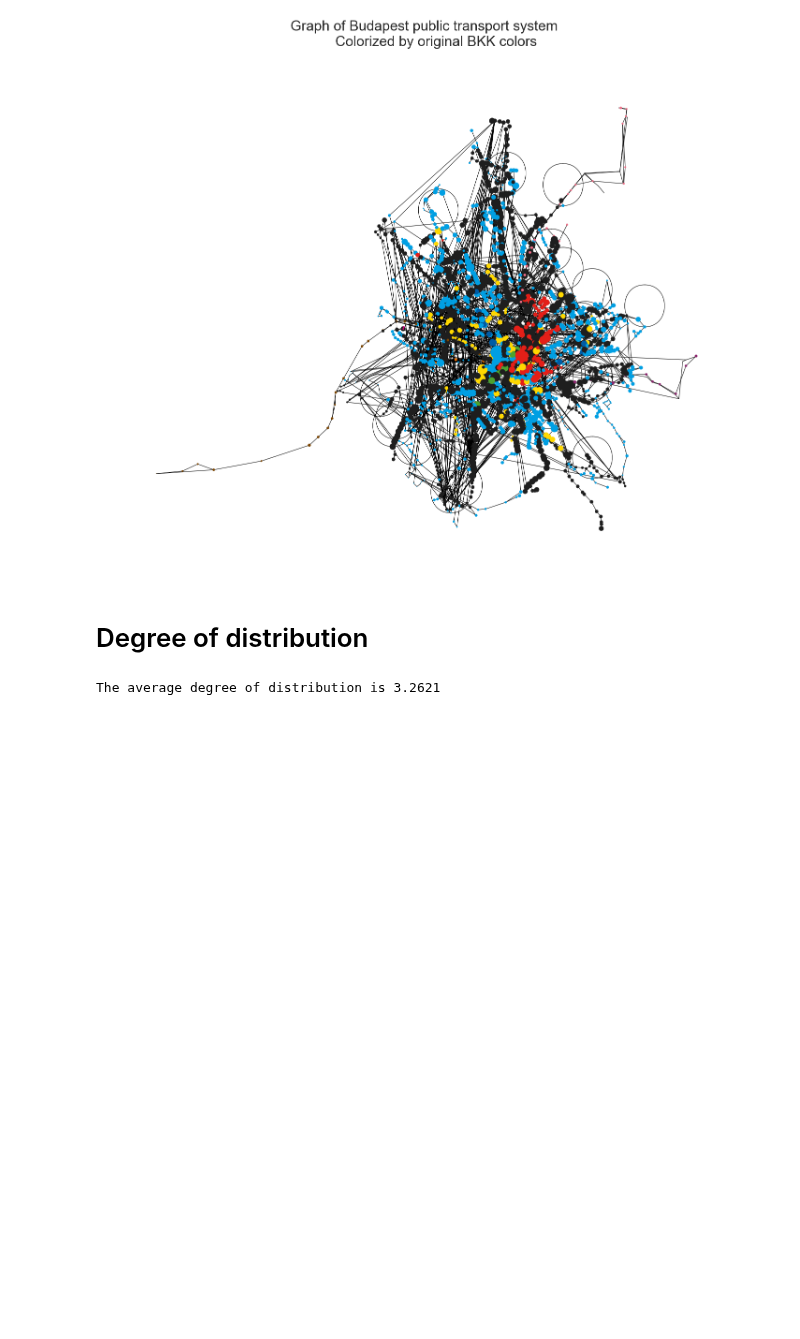
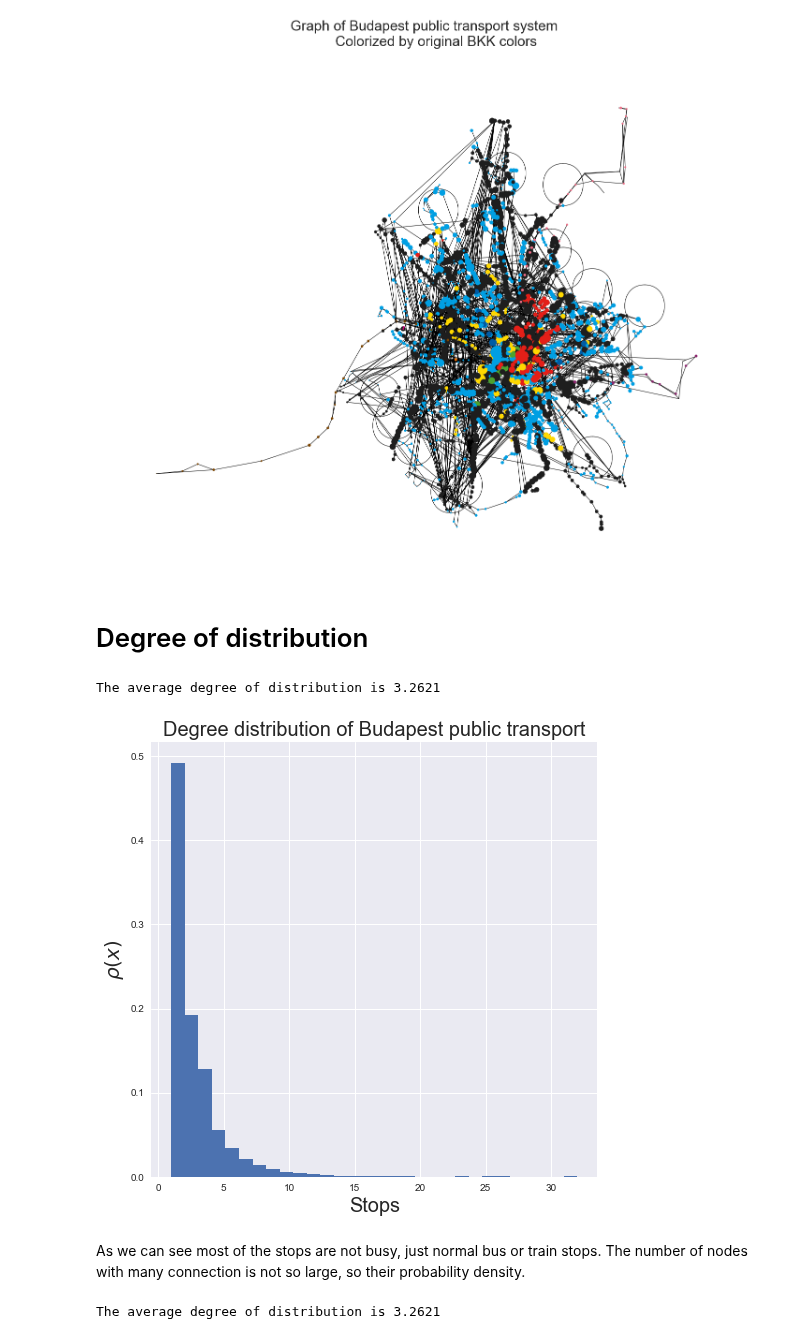
Before and after one commit to Dudgit/datalab, a Jupyter notebook: notebooks/main.ipynb, the cells around one changed output. Cells and saved outputs as stored; diff of their text form; code cells hidden in the pictures; blank space fills up the shorter version.

```diff
--- a/notebooks/main.ipynb
+++ b/notebooks/main.ipynb
@@ -84,6 +84,22 @@ nx.draw(
 [figure]
 # %% [markdown]
 # Degree of distribution
+# %%
+distr = [G2.degree(n) for n in G2.nodes()]
+plt.hist(distr, bins = 30, density=True)
+plt.title("Degree distribution of Budapest public transport")
+plt.ylabel(r"$\rho(x)$")
+plt.xlabel("Stops")
+print(f"""
+
+The average degree of distribution is {np.mean(distr):.4f}
+
+""")
+# %% [output]
+The average degree of distribution is 3.2621
+[figure, added]
+# %% [markdown]
+As we can see most of the stops are not busy, just normal bus or train stops. The number of nodes with many connection is not so large, so their probability density.
 # %%
 distr = [G2.degree(n) for n in G2.nodes()]
 plt.hist(distr, bins = 30, density=True)
```
Also changed, not shown: parts of 1 cell of this notebook.
